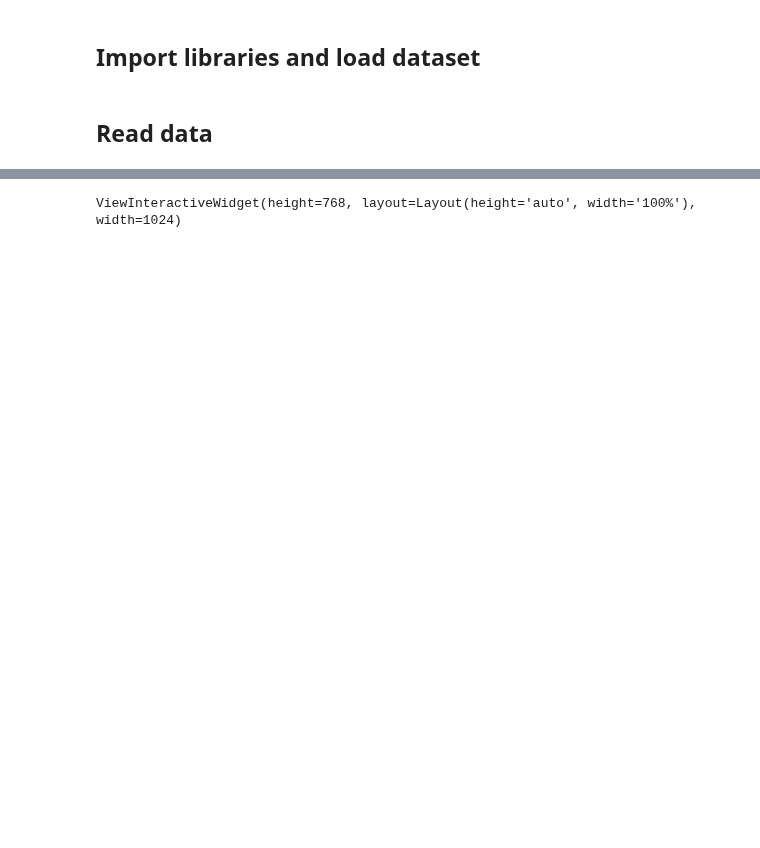
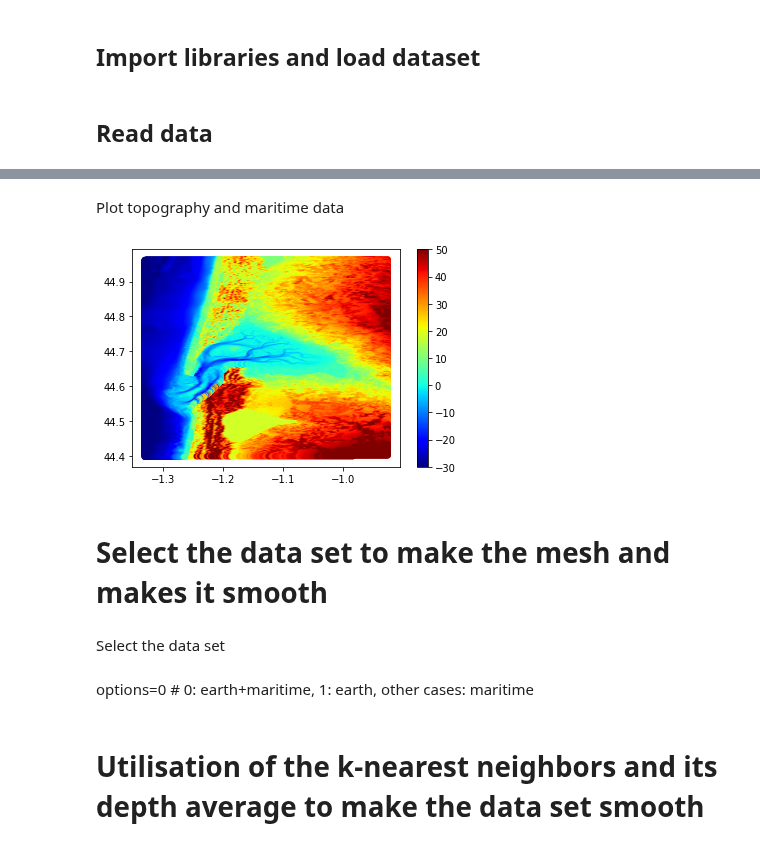
Before and after one commit to LawsonOliveira/Tsunami, a Jupyter notebook: data_set/Mesh/Maillage_dataset.ipynb, the cells around one changed output, grey strips where cells are left out. Saved outputs shown, nothing was run; the diff lists cells and outputs as text; code cells hidden in the pictures; blank space fills up the shorter version.

Commit message:
Correction of the mesh

```diff
--- a/data_set/Mesh/Maillage_dataset.ipynb
+++ b/data_set/Mesh/Maillage_dataset.ipynb
@@ -62,10 +65,23 @@ plt.show()
+# %% [markdown]
+Plot topography and maritime data
+# %%
+plt.figure()
+plt.scatter(np.concatenate((earth_long/111000,maritime_long/111000)), np.concatenate((earth_lat/111000,maritime_lat/111000)), c=np.concatenate((earth_depth/30,maritime_depth/30)), cmap="jet",linewidths=0.0000005)
+plt.clim(vmin=-30,vmax=50)
+plt.colorbar()
+plt.savefig("Topo_Mar_data.png")
+plt.show()
+# %% [output]
+[figure, added]
+# %% [markdown]
+# Select the data set to make the mesh and makes it smooth
+# %% [markdown]
+Select the data set
+# %% [markdown]
+options=0 # 0: earth+maritime, 1: earth, other cases: maritime
 # %%
-import pyvista as pv
-import vtk
-
 options=0 # 0: earth+maritime, 1: earth, other cases: maritime
-
-if options==0: # it needs to fix the reference on Image_data
+if options==0:
     long=np.concatenate((maritime_long,earth_long))
     lat=np.concatenate((maritime_lat,earth_lat))
     depth=np.concatenate((maritime_depth,earth_depth))
@@ -77,26 +93,5 @@ else :
     long=maritime_long
     lat=maritime_lat
     depth=maritime_depth
-
-points = np.array([long,lat,depth]).T
-cloud = pv.PolyData(points)
-grid = cloud.delaunay_2d(alpha=400)   # We use the Delaunay method to make the mesh
-
-# Coloring the vtk file
-colors = vtk.vtkIntArray()
-colors.SetName("Colors")
-temp = [i for i in range(0,grid.number_of_cells)]
-for t in temp:
-    colors.InsertNextValue(t)
-
-grid2=pv.PolyData()
-grid2.shallow_copy(grid)
-
-grid.GetCellData().SetScalars(colors)
-grid.GetPointData().SetScalars(colors)
-
-#Ploting
-grid.plot(show_edges=True)
-grid.save('mesh.vtk')
-# %% [output]
-ViewInteractiveWidget(height=768, layout=Layout(height='auto', width='100%'), width=1024)
+# %% [markdown]
+# Utilisation of the k-nearest neighbors and its depth average to make the data set smooth
```
Also changed, not shown: parts of 23 cells of this notebook, 13 other files.
